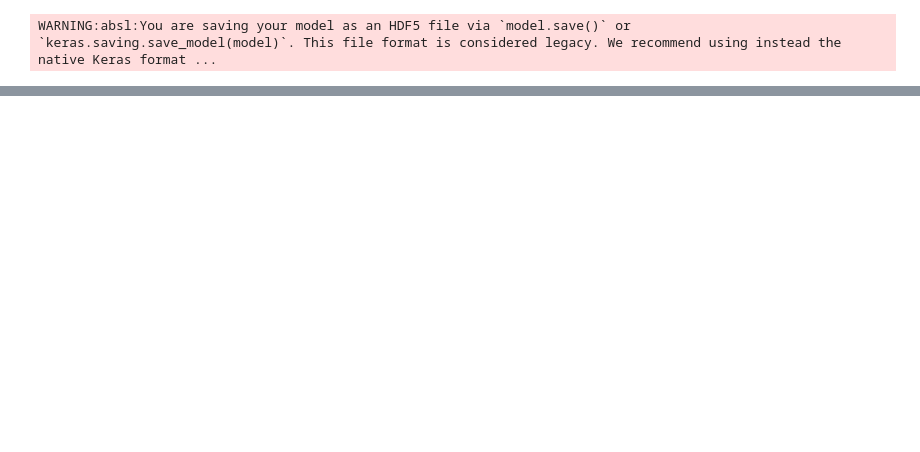
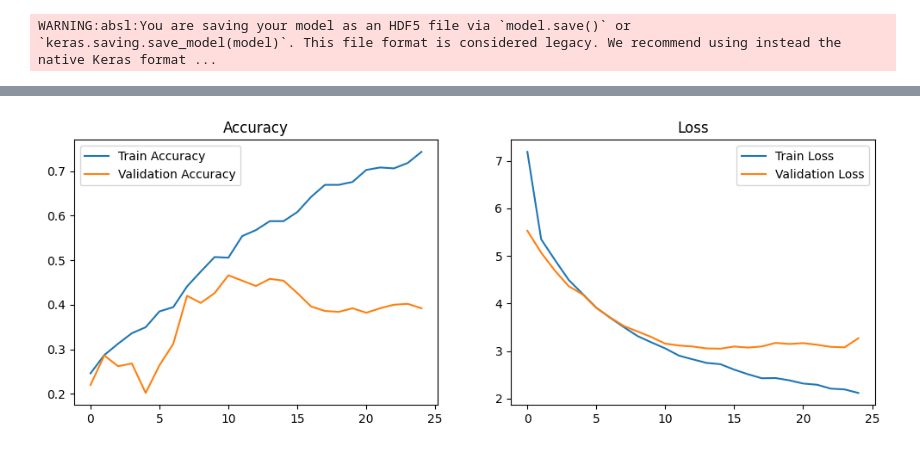
Before and after one commit to Darkri-X/CSC300--ConvolutionalNeuralNetwork, a Jupyter notebook: src/ai.ipynb, the cells around one changed output, grey strips where cells are left out. Saved outputs shown, nothing was run; the diff lists cells and outputs as text; code cells hidden in the pictures; blank space fills up the shorter version.

```diff
--- a/src/ai.ipynb
+++ b/src/ai.ipynb
@@ -184,0 +247,13 @@ plt.show()
+# %%
+early_stopping = EarlyStopping(monitor='val_loss', patience=10, restore_best_weights=True)
+
+tuner.search(
+    train_generator,
+    epochs=15,
+    validation_data=test_generator,
+    callbacks=[early_stopping]
+)
+
+# Get the best hyperparameters
+best_hp = tuner.get_best_hyperparameters(num_trials=1)[0]
+print(best_hp.values)
@@ -184,0 +267,9 @@ plt.show()
+# %%
+model = tuner.hypermodel.build(best_hp)
+
+history = model.fit(
+    train_generator,
+    epochs=25,
+    validation_data=test_generator,
+    callbacks=[early_stopping]
+)
@@ -184,0 +305,19 @@ plt.show()
+# %%
+# Plot the training and validation accuracy and loss
+plt.figure(figsize=(12, 4))
+
+plt.subplot(1, 2, 1)
+plt.plot(history.history['accuracy'], label='Train Accuracy')
+plt.plot(history.history['val_accuracy'], label='Validation Accuracy')
+plt.legend()
+plt.title('Accuracy')
+
+plt.subplot(1, 2, 2)
+plt.plot(history.history['loss'], label='Train Loss')
+plt.plot(history.history['val_loss'], label='Validation Loss')
+plt.legend()
+plt.title('Loss')
+
+plt.show()
+# %% [output]
+[figure, added]
```
Also changed, not shown: parts of 11 cells of this notebook, 1 other file.
